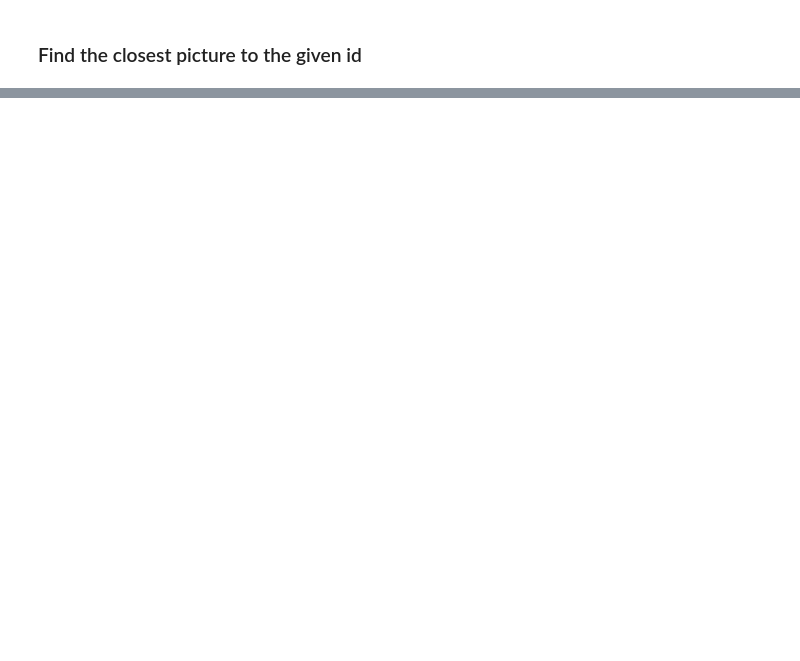
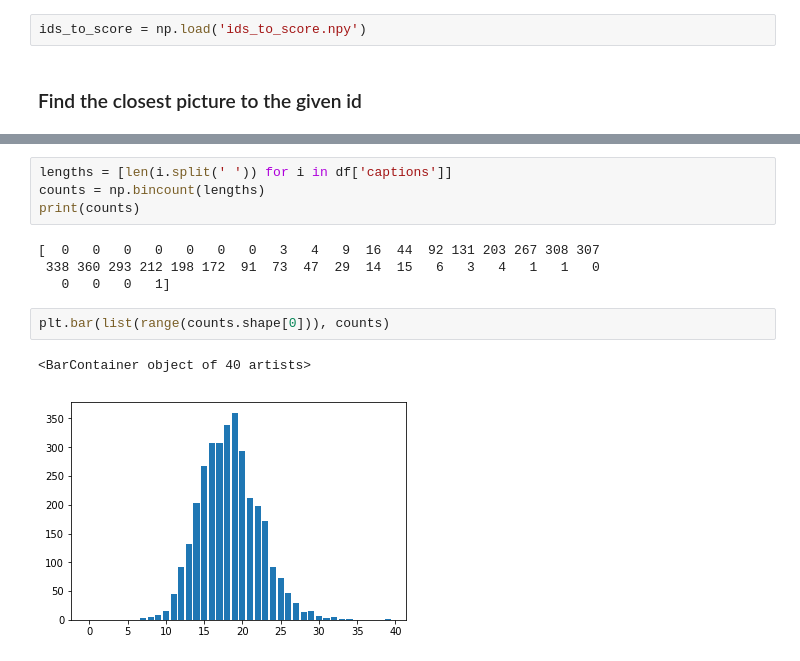
Before and after one commit to Pbatch/CodenamesPictures, a Jupyter notebook: misc/coco/PictureSimilarity.ipynb, the cells around one changed output, grey strips where cells are left out. Cells and saved outputs as stored; diff of their text form; blank space fills up the shorter version.

```diff
--- a/misc/coco/PictureSimilarity.ipynb
+++ b/misc/coco/PictureSimilarity.ipynb
@@ -165,6 +175,8 @@ print(f'ids_to_score is of size {arr_size:.2f} MB')
 ids_to_score is of size 20.05 MB
 # %%
 np.save('ids_to_score.npy', ids_to_score)
+# %%
+ids_to_score = np.load('ids_to_score.npy')
 # %% [markdown]
 ### Find the closest picture to the given id
 # %%
@@ -196,0 +213,13 @@ phone white look shoe table next birthday made toy topped room iphone car cake b
+# %%
+lengths = [len(i.split(' ')) for i in df['captions']]
+counts = np.bincount(lengths)
+print(counts)
+# %% [output]
+[  0   0   0   0   0   0   0   3   4   9  16  44  92 131 203 267 308 307
+ 338 360 293 212 198 172  91  73  47  29  14  15   6   3   4   1   1   0
+   0   0   0   1]
+# %%
+plt.bar(list(range(counts.shape[0])), counts)
+# %% [output]
+<BarContainer object of 40 artists>
+[figure, added]
```
Also changed, not shown: parts of 3 cells of this notebook, 8 other files.
